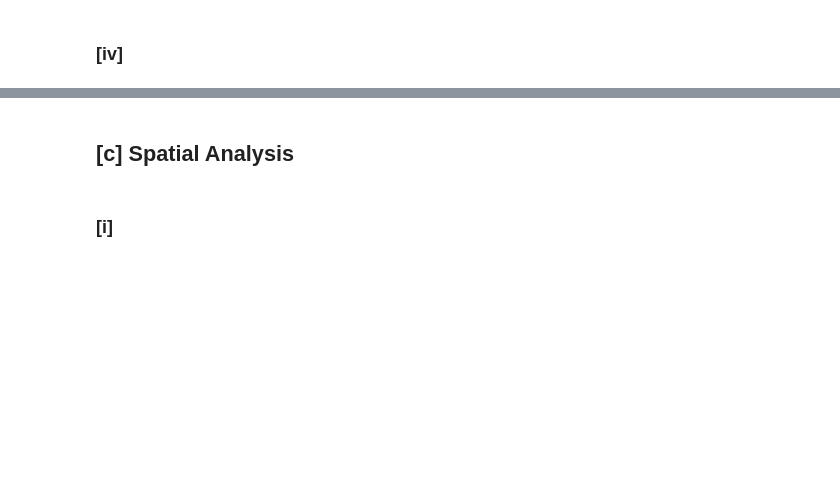
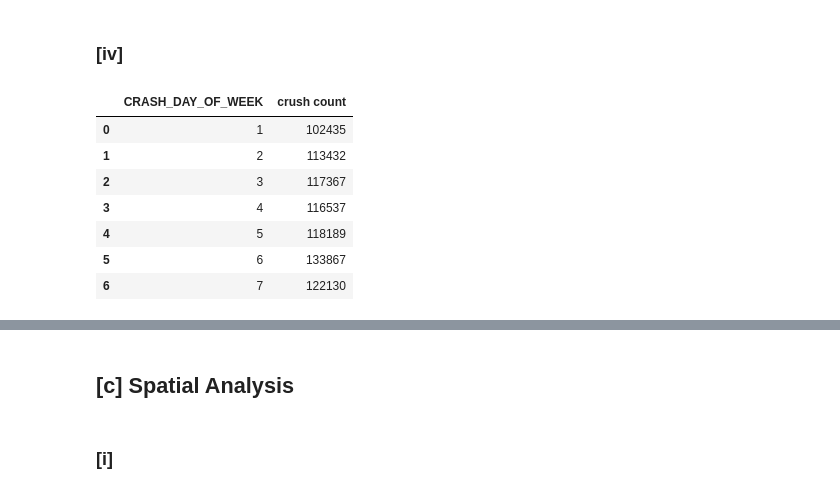
Before and after one commit to abdhashas/Data_mining_project, a Jupyter notebook: DM_HOMEWORK_1_BY_[عبدالرؤوف حسحس _طوني بطرس _عبد الله الزبداني].ipynb, the cells around one changed output, grey strips where cells are left out. Saved outputs shown, nothing was run; the diff lists cells and outputs as text; code cells hidden in the pictures; blank space fills up the shorter version.

```diff
--- a/DM_HOMEWORK_1_BY_[عبدالرؤوف حسحس _طوني بطرس _عبد الله الزبداني].ipynb
+++ b/DM_HOMEWORK_1_BY_[عبدالرؤوف حسحس _طوني بطرس _عبد الله الزبداني].ipynb
@@ -1383,2 +1394,14 @@ plt.show()
 # %% [markdown]
 ### [iv]
+# %%
+crash_day = traffic_crashes.groupby('CRASH_DAY_OF_WEEK').size().reset_index(name='crush count')
+crash_day
+# %% [output]
+|  | CRASH_DAY_OF_WEEK | crush count |
+| 0 | 1 | 102435 |
+| 1 | 2 | 113432 |
+| 2 | 3 | 117367 |
+| 3 | 4 | 116537 |
+| 4 | 5 | 118189 |
+| 5 | 6 | 133867 |
+| 6 | 7 | 122130 |
```
Also changed, not shown: parts of 3 cells of this notebook, 1 other file.
